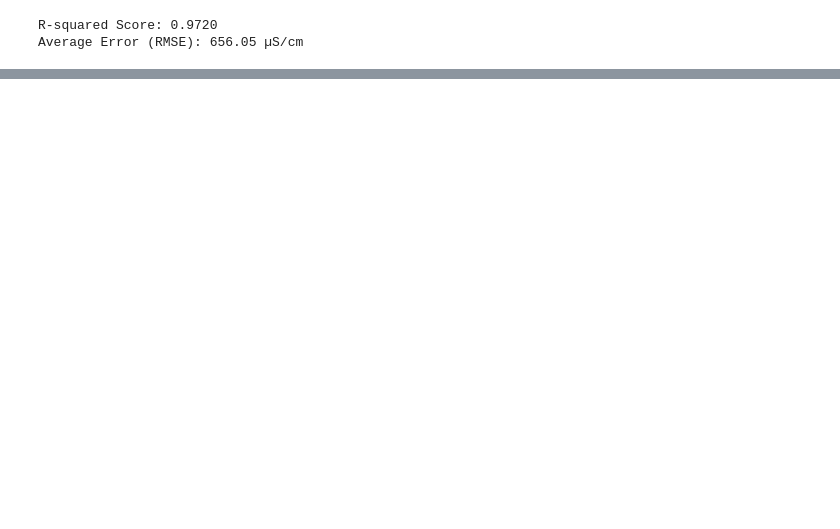
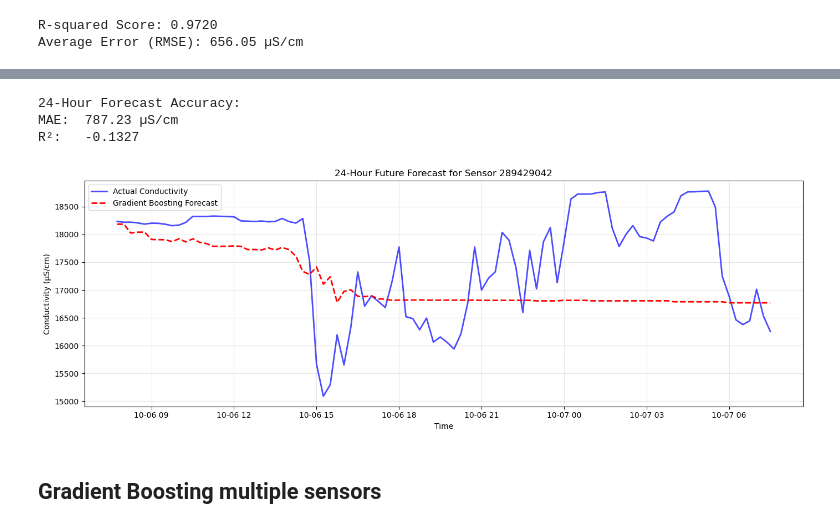
Before and after one commit to ShehabEldeenAyman/Gent-Terneuzen-canal, a Jupyter notebook: time series analysis/timeseriesanaylsis.ipynb, the cells around one changed output, grey strips where cells are left out. Saved outputs shown, nothing was run; the diff lists cells and outputs as text; code cells hidden in the pictures; blank space fills up the shorter version.

```diff
--- a/time series analysis/timeseriesanaylsis.ipynb
+++ b/time series analysis/timeseriesanaylsis.ipynb
@@ -330,0 +416,22 @@ Average Error (RMSE): 656.05 µS/cm
+# %%
+print(f"\n24-Hour Forecast Accuracy:")
+print(f"MAE:  {mae:.2f} µS/cm")
+print(f"R²:   {r2:.4f}")
+
+plt.figure(figsize=(14, 5))
+plt.plot(y_test.index, y_test.values, label='Actual Conductivity', color='blue', linewidth=2, alpha=0.7)
+plt.plot(y_test.index, forecasts, label='Gradient Boosting Forecast', color='red', linestyle='--', linewidth=2)
+plt.title(f'24-Hour Future Forecast for Sensor {target_sensor}')
+plt.xlabel('Time')
+plt.ylabel('Conductivity (µS/cm)')
+plt.legend()
+plt.grid(True, alpha=0.3)
+plt.tight_layout()
+plt.show()
+# %% [output]
+24-Hour Forecast Accuracy:
+MAE:  787.23 µS/cm
+R²:   -0.1327
+[figure, added]
+# %% [markdown]
+## Gradient Boosting multiple sensors
```
Also changed, not shown: parts of 10 cells of this notebook.
